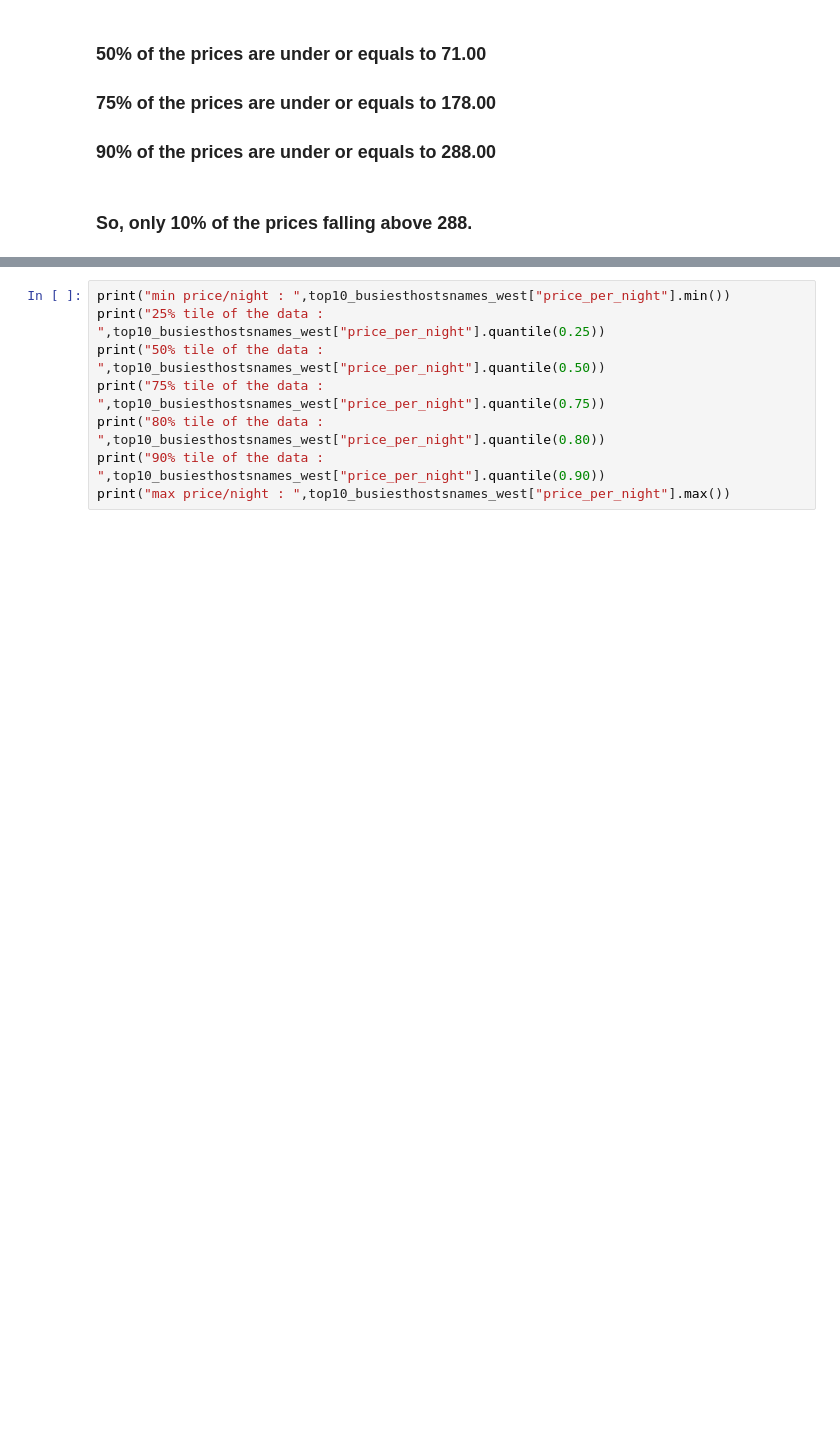
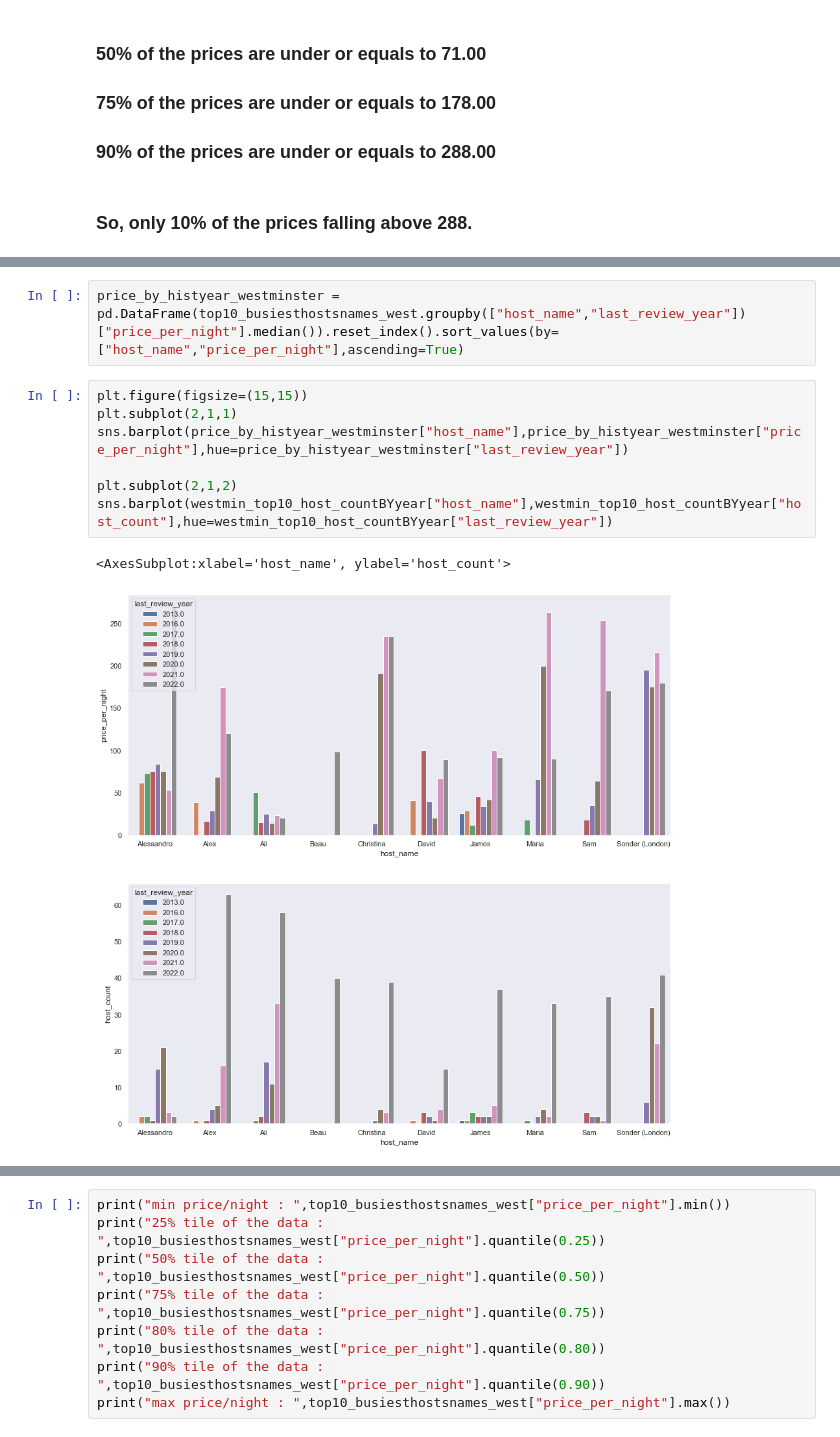
Before and after one commit to Kiran281197/Airbnb_Analysis, a Jupyter notebook: Data Analysis.ipynb, the cells around one changed output, grey strips where cells are left out. Drawn from its saved outputs; the diff is of its cells as text; blank space fills up the shorter version.

```diff
--- a/Data Analysis.ipynb
+++ b/Data Analysis.ipynb
@@ -349,0 +344,12 @@ sns.histplot(top10_busiesthostsnames_west["price_per_night"],kde=True)
+# %%
+price_by_histyear_westminster = pd.DataFrame(top10_busiesthostsnames_west.groupby(["host_name","last_review_year"])["price_per_night"].median()).reset_index().sort_values(by=["host_name","price_per_night"],ascending=True)
+# %%
+plt.figure(figsize=(15,15))
+plt.subplot(2,1,1)
+sns.barplot(price_by_histyear_westminster["host_name"],price_by_histyear_westminster["price_per_night"],hue=price_by_histyear_westminster["last_review_year"])
+
+plt.subplot(2,1,2)
+sns.barplot(westmin_top10_host_countBYyear["host_name"],westmin_top10_host_countBYyear["host_count"],hue=westmin_top10_host_countBYyear["last_review_year"])
+# %% [output]
+<AxesSubplot:xlabel='host_name', ylabel='host_count'>
+[figure, added]
```
Also changed, not shown: parts of 19 cells of this notebook.
